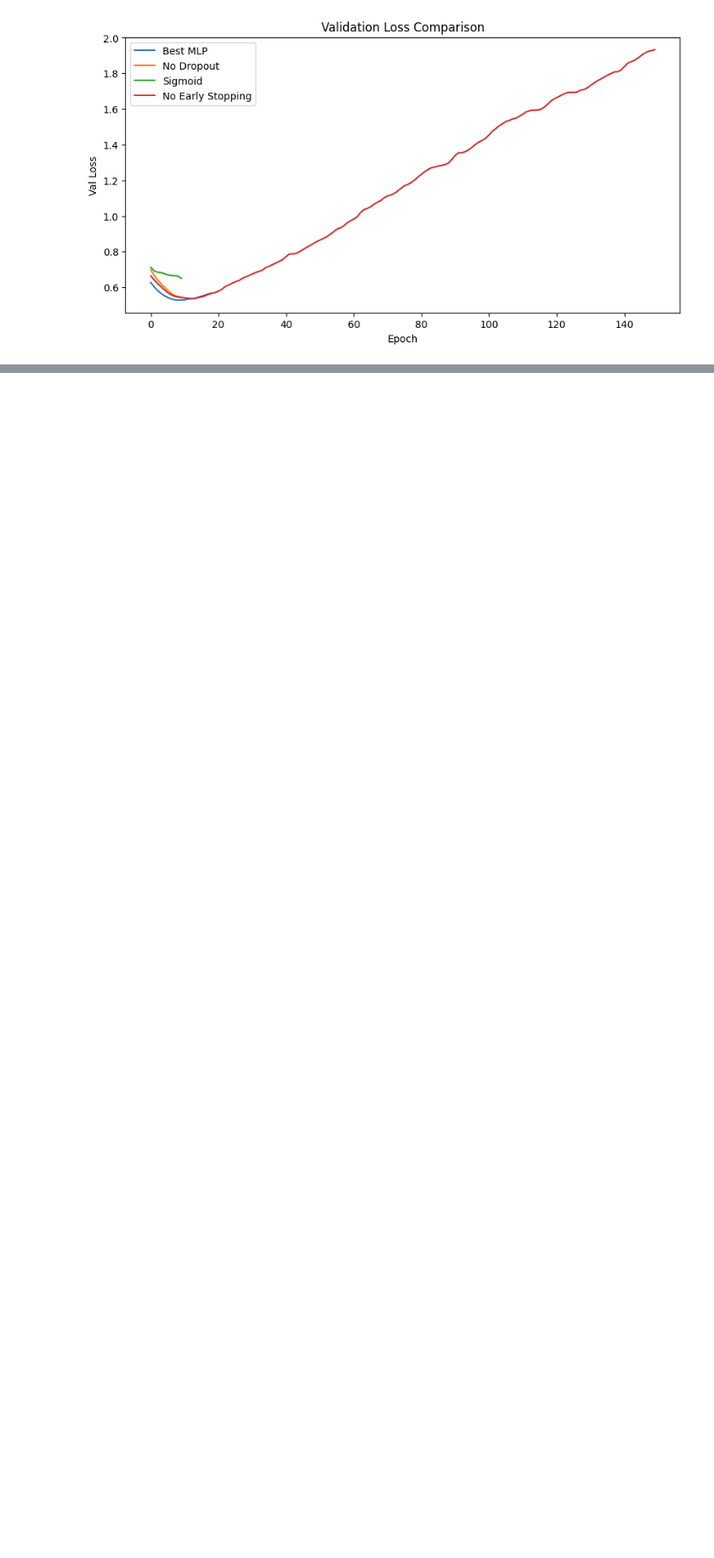
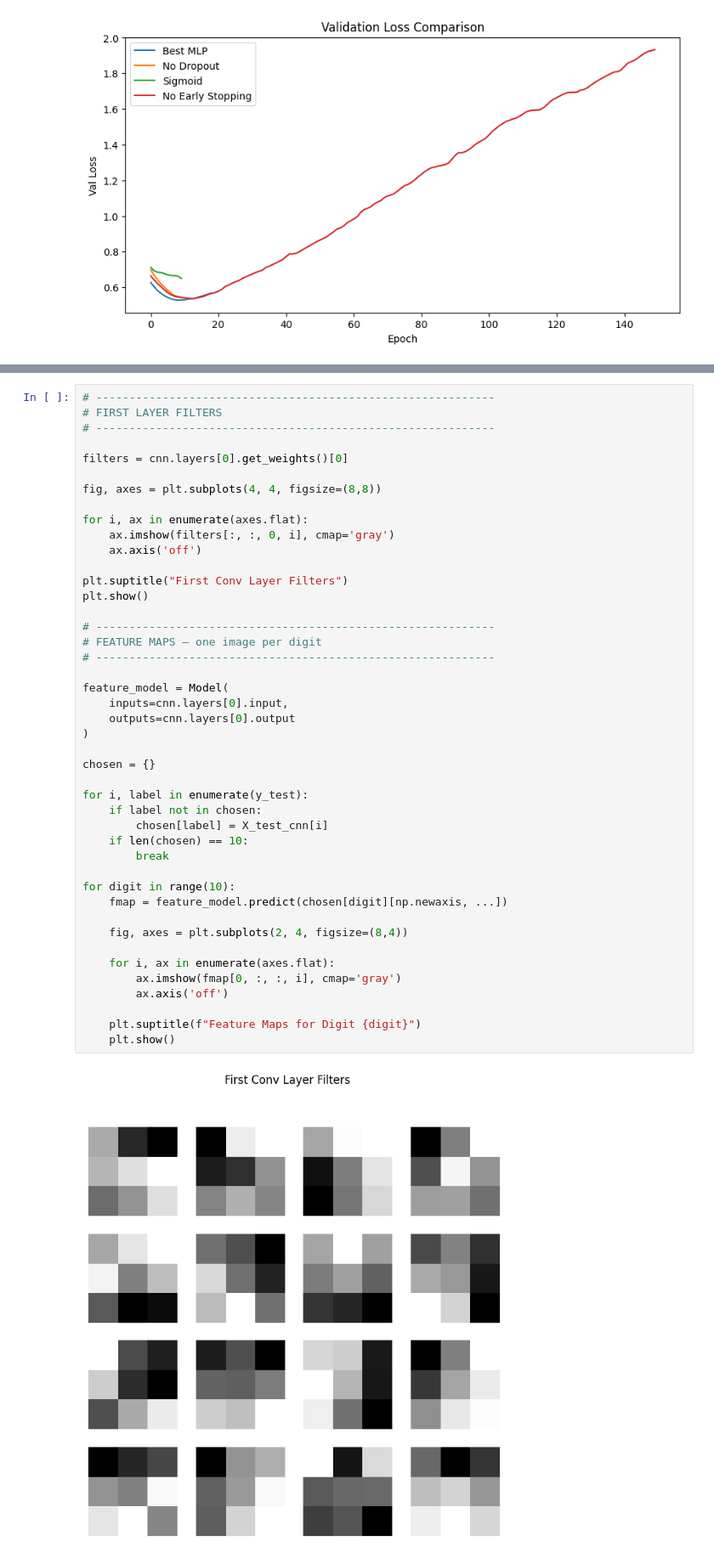
Before and after one commit to aneeqahabib/23i-2631_DM_4, a Jupyter notebook: 23i-2631.ipynb, the cells around one changed output, grey strips where cells are left out. Shown at 85% size. Cells and saved outputs as stored; diff of their text form; blank space fills up the shorter version.

```diff
--- a/23i-2631.ipynb
+++ b/23i-2631.ipynb
@@ -1398,0 +1590,46 @@ plt.show()
+# %%
+# ------------------------------------------------------------
+# FIRST LAYER FILTERS
+# ------------------------------------------------------------
+
+filters = cnn.layers[0].get_weights()[0]
+
+fig, axes = plt.subplots(4, 4, figsize=(8,8))
+
+for i, ax in enumerate(axes.flat):
+    ax.imshow(filters[:, :, 0, i], cmap='gray')
+    ax.axis('off')
+
+plt.suptitle("First Conv Layer Filters")
+plt.show()
+
+# ------------------------------------------------------------
+# FEATURE MAPS — one image per digit
+# ------------------------------------------------------------
+
+feature_model = Model(
+    inputs=cnn.layers[0].input,
+    outputs=cnn.layers[0].output
+)
+
+chosen = {}
+
+for i, label in enumerate(y_test):
+    if label not in chosen:
+        chosen[label] = X_test_cnn[i]
+    if len(chosen) == 10:
+        break
+
+for digit in range(10):
+    fmap = feature_model.predict(chosen[digit][np.newaxis, ...])
+
+    fig, axes = plt.subplots(2, 4, figsize=(8,4))
+
+    for i, ax in enumerate(axes.flat):
+        ax.imshow(fmap[0, :, :, i], cmap='gray')
+        ax.axis('off')
+
+    plt.suptitle(f"Feature Maps for Digit {digit}")
+    plt.show()
+# %% [output]
+[figure, added]
```
Also changed, not shown: parts of 7 cells of this notebook.
